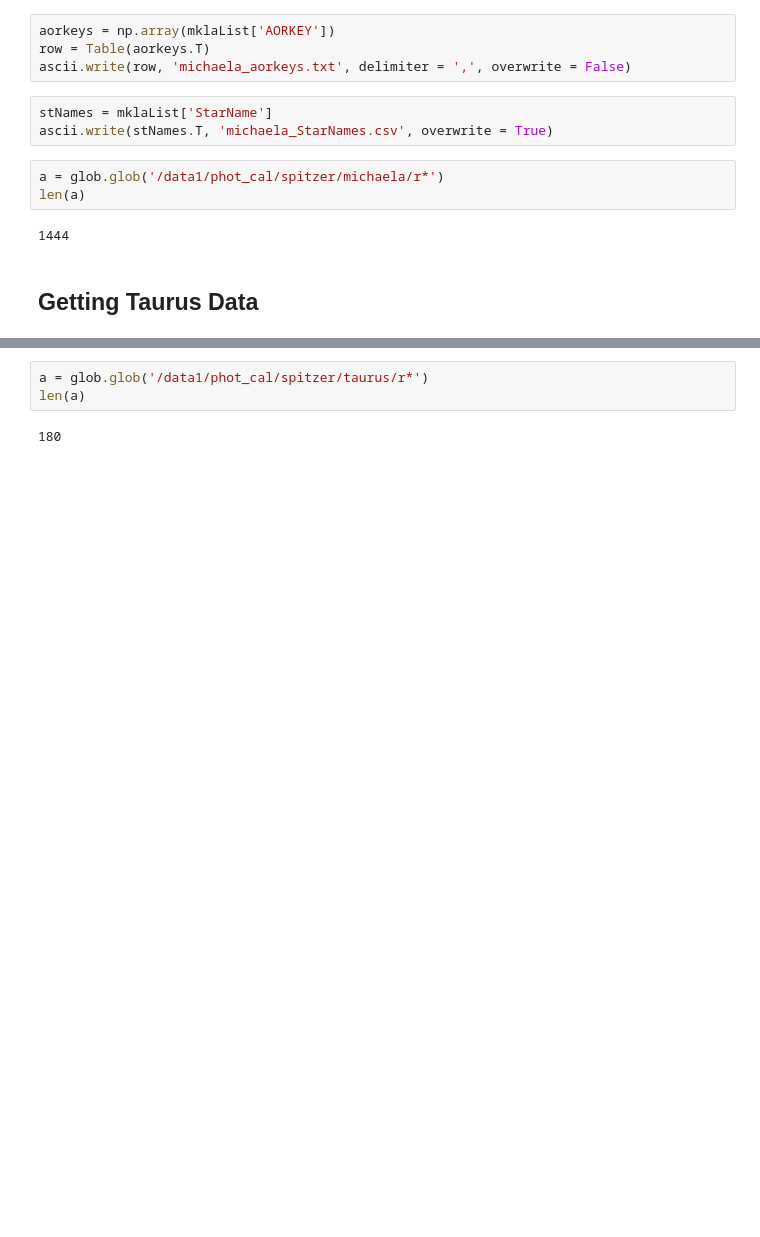
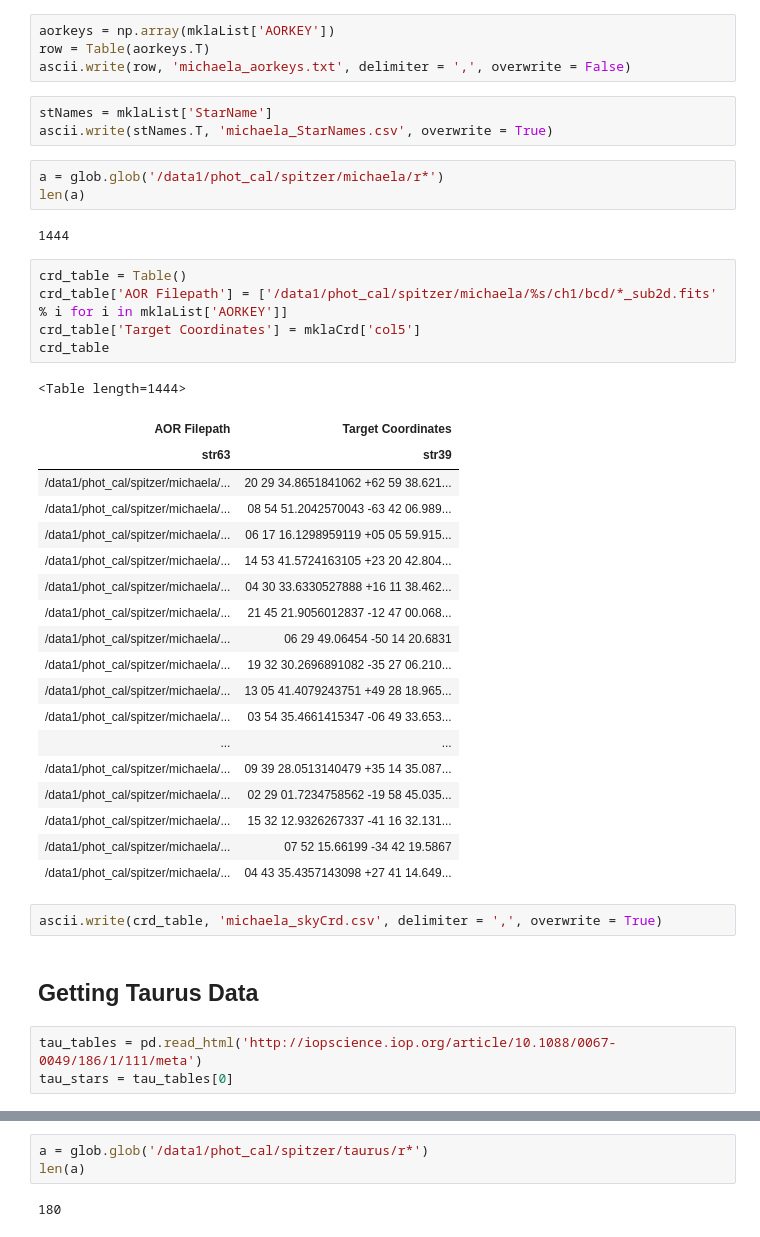
Before and after one commit to eas342/IRAC_photometry, a Jupyter notebook: Code Testing.ipynb, the cells around one changed output, grey strips where cells are left out. Saved outputs shown, nothing was run; the diff lists cells and outputs as text; blank space fills up the shorter version.

Commit message:
Created coordinate files to be provided in the pipeline

```diff
--- a/Code Testing.ipynb
+++ b/Code Testing.ipynb
@@ -84,6 +84,36 @@ a = glob.glob('/data1/phot_cal/spitzer/michaela/r*')
 len(a)
 # %% [output]
 1444
+# %%
+crd_table = Table()
+crd_table['AOR Filepath'] = ['/data1/phot_cal/spitzer/michaela/%s/ch1/bcd/*_sub2d.fits' % i for i in mklaList['AORKEY']]
+crd_table['Target Coordinates'] = mklaCrd['col5']
+crd_table
+# %% [output]
+<Table length=1444>
+| AOR Filepath | Target Coordinates |
+| str63 | str39 |
+| /data1/phot_cal/spitzer/michaela/... | 20 29 34.8651841062 +62 59 38.621... |
+| /data1/phot_cal/spitzer/michaela/... | 08 54 51.2042570043 -63 42 06.989... |
+| /data1/phot_cal/spitzer/michaela/... | 06 17 16.1298959119 +05 05 59.915... |
+| /data1/phot_cal/spitzer/michaela/... | 14 53 41.5724163105 +23 20 42.804... |
+| /data1/phot_cal/spitzer/michaela/... | 04 30 33.6330527888 +16 11 38.462... |
+| /data1/phot_cal/spitzer/michaela/... | 21 45 21.9056012837 -12 47 00.068... |
+| /data1/phot_cal/spitzer/michaela/... | 06 29 49.06454 -50 14 20.6831 |
+| /data1/phot_cal/spitzer/michaela/... | 19 32 30.2696891082 -35 27 06.210... |
+| /data1/phot_cal/spitzer/michaela/... | 13 05 41.4079243751 +49 28 18.965... |
+| /data1/phot_cal/spitzer/michaela/... | 03 54 35.4661415347 -06 49 33.653... |
+| ... | ... |
+| /data1/phot_cal/spitzer/michaela/... | 09 39 28.0513140479 +35 14 35.087... |
+| /data1/phot_cal/spitzer/michaela/... | 02 29 01.7234758562 -19 58 45.035... |
+| /data1/phot_cal/spitzer/michaela/... | 15 32 12.9326267337 -41 16 32.131... |
+| /data1/phot_cal/spitzer/michaela/... | 07 52 15.66199 -34 42 19.5867 |
+| /data1/phot_cal/spitzer/michaela/... | 04 43 35.4357143098 +27 41 14.649... |
+# %%
+ascii.write(crd_table, 'michaela_skyCrd.csv', delimiter = ',', overwrite = True)
 # %% [markdown]
 ## Getting Taurus Data
+# %%
+tau_tables = pd.read_html('http://iopscience.iop.org/article/10.1088/0067-0049/186/1/111/meta')
+tau_stars = tau_tables[0]
 # %%
```
Also changed, not shown: parts of 7 cells of this notebook, 9 other files.
